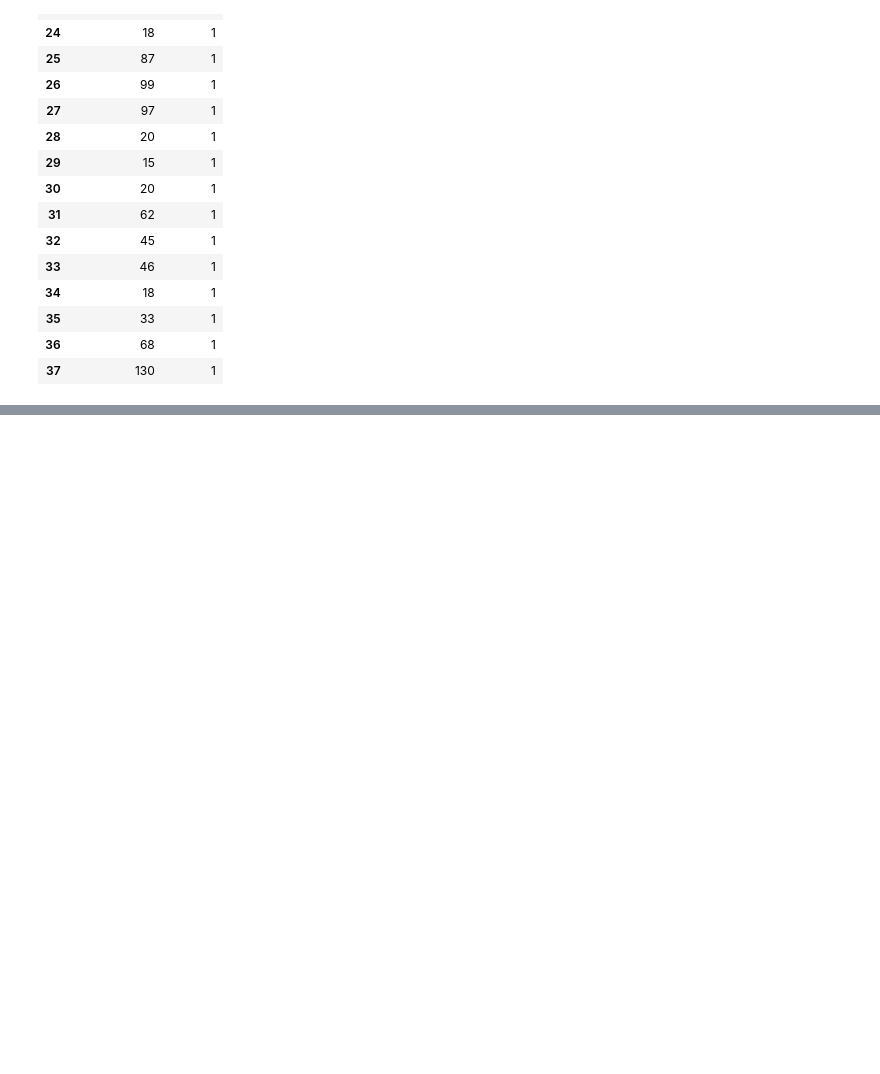
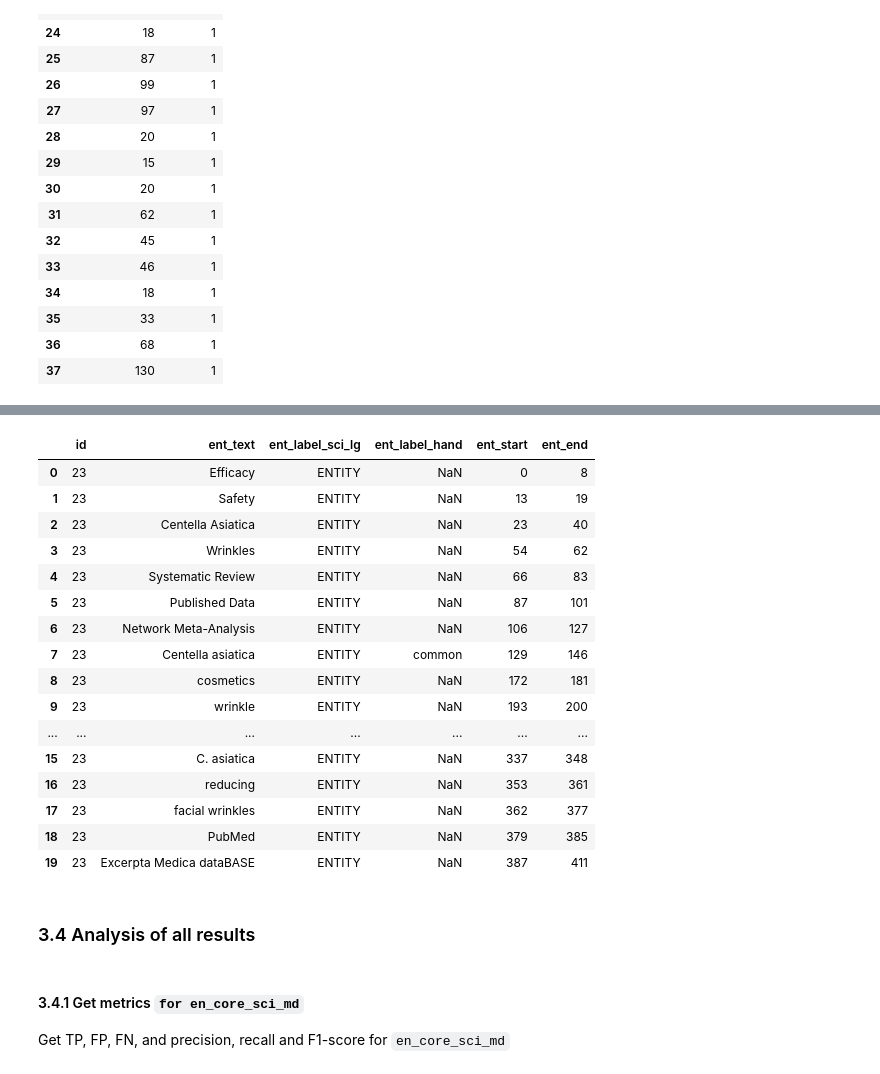
Before and after one commit to feiphoon/mpns-ner-analysis, a Jupyter notebook: src/analyses/D_test_scispacy_on_annotated_data/get_scispacy_ner_annotated_data_baseline.ipynb, the cells around one changed output, grey strips where cells are left out. Drawn from its saved outputs; the diff is of its cells as text; code cells hidden in the pictures; blank space fills up the shorter version.

```diff
--- a/src/analyses/D_test_scispacy_on_annotated_data/get_scispacy_ner_annotated_data_baseline.ipynb
+++ b/src/analyses/D_test_scispacy_on_annotated_data/get_scispacy_ner_annotated_data_baseline.ipynb
@@ -208,0 +240,24 @@ en_core_sci_lg_results_df[["id", "test_ent_label"]].groupby("id").agg(["count",
+# %%
+expected_df = pd.read_csv(expected_filename)
+# Rename columns
+list(expected_df.columns)
+columns = [
+    "id",
+    "hand_ent_text",
+    "hand_ent_label",
+    "hand_ent_start",
+    "hand_ent_end"
+]
+
+expected_df = expected_df[columns]
+columns = {
+    "id": "id",
+    "hand_ent_text": "ent_text",
+    "hand_ent_label": "ent_label",
+    "hand_ent_start": "ent_start",
+    "hand_ent_end": "ent_end",
+}
+
+expected_df = expected_df.rename(columns=columns)
+
+expected_df.head(5)
@@ -208,0 +331,37 @@ en_core_sci_lg_results_df[["id", "test_ent_label"]].groupby("id").agg(["count",
+# %%
+en_core_sci_lg_results_and_expected_df = en_core_sci_lg_results_df.merge(expected_df, on=["id", "ent_text", "ent_start", "ent_end"], how="outer", suffixes=("_sci_lg", "_hand"))
+
+# Tidy column headings and rearrange the columns for reading
+en_core_sci_lg_results_and_expected_df = en_core_sci_lg_results_and_expected_df.rename(columns={"ent_label": "ent_label_sci_lg"})
+# list(results_df.columns)
+
+columns = [
+    "id",
+    "ent_text",
+    "ent_label_sci_lg",
+    "ent_label_hand",
+    "ent_start",
+    "ent_end"
+]
+en_core_sci_lg_results_and_expected_df = en_core_sci_lg_results_and_expected_df[columns]
+en_core_sci_lg_results_and_expected_df.head(20)
+# %% [output]
+|  | id | ent_text | ent_label_sci_lg | ent_label_hand | ent_start | ent_end |
+| 0 | 23 | Efficacy | ENTITY | NaN | 0 | 8 |
+| 1 | 23 | Safety | ENTITY | NaN | 13 | 19 |
+| 2 | 23 | Centella Asiatica | ENTITY | NaN | 23 | 40 |
+| 3 | 23 | Wrinkles | ENTITY | NaN | 54 | 62 |
+| 4 | 23 | Systematic Review | ENTITY | NaN | 66 | 83 |
+| 5 | 23 | Published Data | ENTITY | NaN | 87 | 101 |
+| 6 | 23 | Network Meta-Analysis | ENTITY | NaN | 106 | 127 |
+| 7 | 23 | Centella asiatica | ENTITY | common | 129 | 146 |
+| 8 | 23 | cosmetics | ENTITY | NaN | 172 | 181 |
+| 9 | 23 | wrinkle | ENTITY | NaN | 193 | 200 |
+| ... | ... | ... | ... | ... | ... | ... |
+| 15 | 23 | C. asiatica | ENTITY | NaN | 337 | 348 |
+| 16 | 23 | reducing | ENTITY | NaN | 353 | 361 |
+| 17 | 23 | facial wrinkles | ENTITY | NaN | 362 | 377 |
+| 18 | 23 | PubMed | ENTITY | NaN | 379 | 385 |
+| 19 | 23 | Excerpta Medica dataBASE | ENTITY | NaN | 387 | 411 |
+# %% [markdown]
+### 3.4 Analysis of all results
@@ -208,0 +378,3 @@ en_core_sci_lg_results_df[["id", "test_ent_label"]].groupby("id").agg(["count",
+# %% [markdown]
+#### 3.4.1 Get metrics `for en_core_sci_md`
+Get TP, FP, FN, and precision, recall and F1-score for `en_core_sci_md`
```
Also changed, not shown: parts of 47 cells of this notebook.
